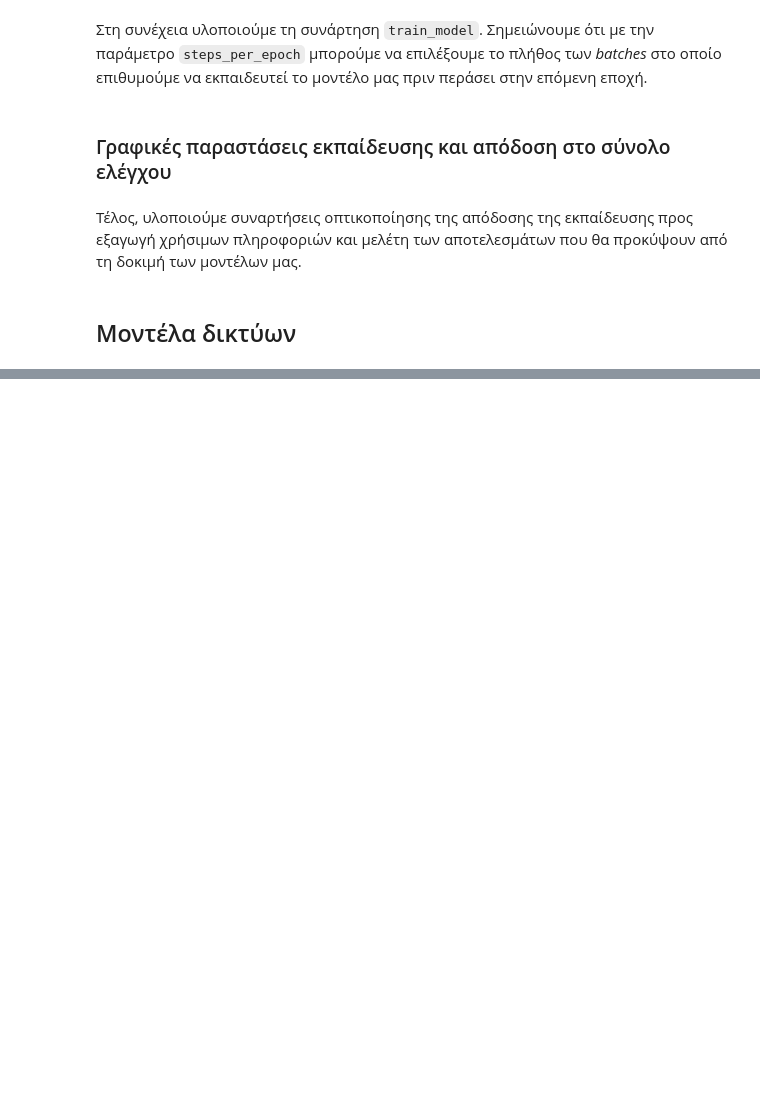
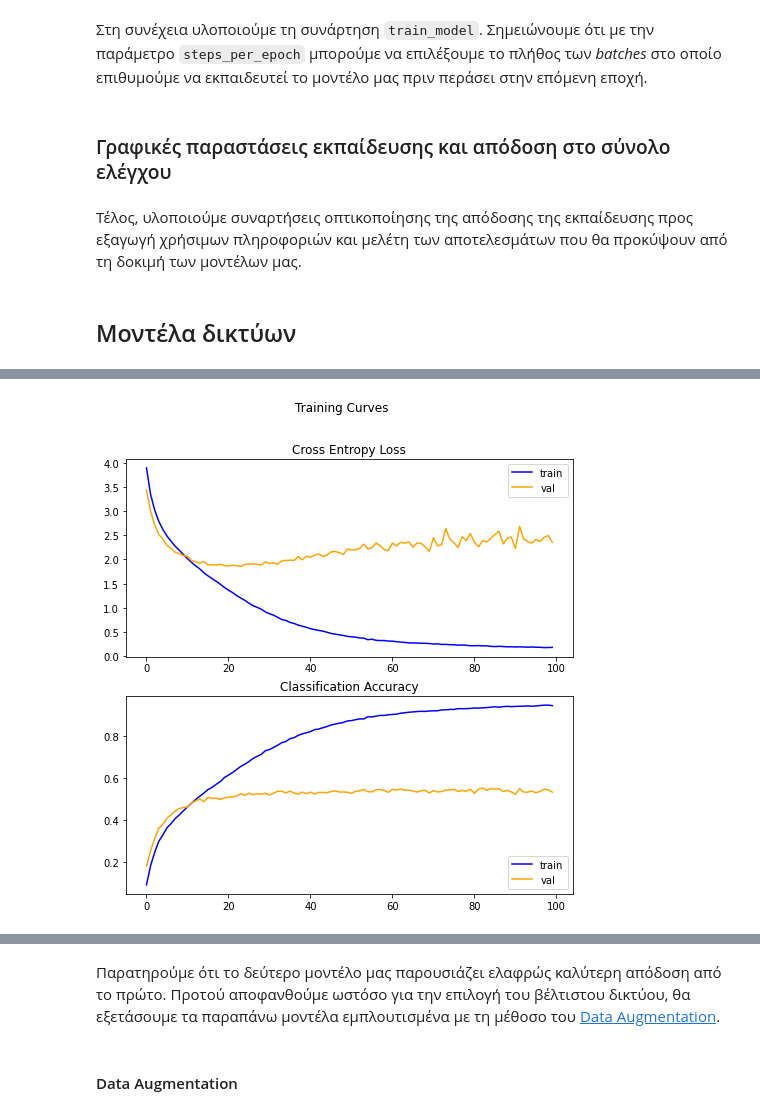
Before and after one commit to sonqo/ntua-ypsilon, a Jupyter notebook: 3_Neural_Networks_Intelligent_Systems/3_Deep_Learning/A11.ipynb, the cells around one changed output, grey strips where cells are left out. Saved outputs shown, nothing was run; the diff lists cells and outputs as text; code cells hidden in the pictures; blank space fills up the shorter version.

```diff
--- a/3_Neural_Networks_Intelligent_Systems/3_Deep_Learning/A11.ipynb
+++ b/3_Neural_Networks_Intelligent_Systems/3_Deep_Learning/A11.ipynb
@@ -366,0 +297,4 @@ accuracy: 0.79
+# %%
+RMSPROP_MODEL_NOAUG = init_rmsprop_model(summary=True)
+
+RMSPROP_MODEL_NOAUG_history = train_model(RMSPROP_MODEL_NOAUG, 100)
@@ -366,0 +319,4 @@ accuracy: 0.79
+# %%
+model_report(RMSPROP_MODEL_NOAUG, RMSPROP_MODEL_NOAUG.history)
+# %% [output]
+[figure, added]
@@ -366,0 +327,4 @@ accuracy: 0.79
+# %% [markdown]
+Παρατηρούμε ότι το δεύτερο μοντέλο μας παρουσιάζει ελαφρώς καλύτερη απόδοση από το πρώτο. Προτού αποφανθούμε ωστόσο για την επιλογή του βέλτιστου δικτύου, θα εξετάσουμε τα παραπάνω μοντέλα εμπλουτισμένα με τη μέθοσο του [Data Augmentation](https://bit.ly/33J4ku8).
+# %% [markdown]
+#### Data Augmentation
```
Also changed, not shown: parts of 59 cells of this notebook, 2 other files.
